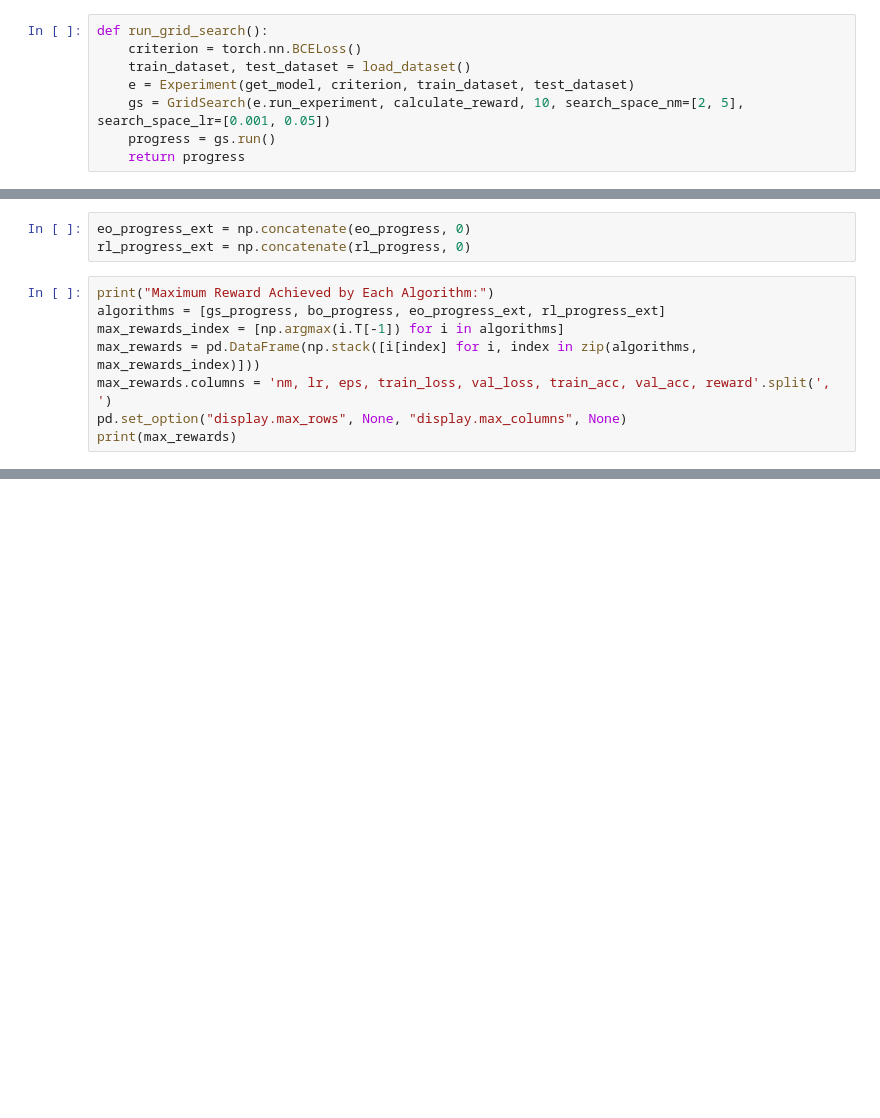
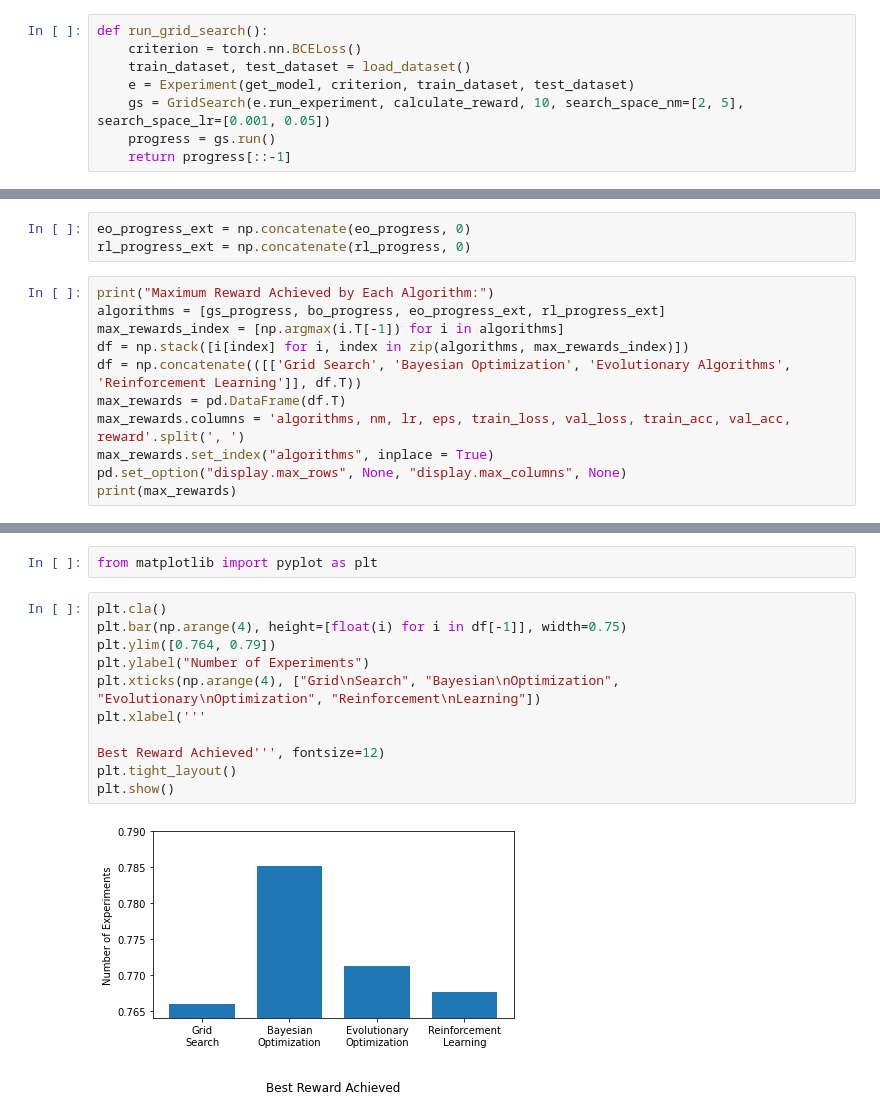
Before and after one commit to AmanPriyanshu/DP-HyperparamTuning, a Jupyter notebook: RL_DP_Demo.ipynb, the cells around one changed output, grey strips where cells are left out. Saved outputs shown, nothing was run; the diff lists cells and outputs as text; blank space fills up the shorter version.

```diff
--- a/RL_DP_Demo.ipynb
+++ b/RL_DP_Demo.ipynb
@@ -134,7 +134,7 @@ def run_grid_search():
 	e = Experiment(get_model, criterion, train_dataset, test_dataset)
 	gs = GridSearch(e.run_experiment, calculate_reward, 10, search_space_nm=[2, 5], search_space_lr=[0.001, 0.05])
 	progress = gs.run()
-	return progress
+	return progress[::-1]
 # %%
 def run_bayesian():
 	criterion = torch.nn.BCELoss()
@@ -191,8 +191,11 @@ rl_progress_ext = np.concatenate(rl_progress, 0)
 print("Maximum Reward Achieved by Each Algorithm:")
 algorithms = [gs_progress, bo_progress, eo_progress_ext, rl_progress_ext]
 max_rewards_index = [np.argmax(i.T[-1]) for i in algorithms]
-max_rewards = pd.DataFrame(np.stack([i[index] for i, index in zip(algorithms, max_rewards_index)]))
-max_rewards.columns = 'nm, lr, eps, train_loss, val_loss, train_acc, val_acc, reward'.split(', ')
+df = np.stack([i[index] for i, index in zip(algorithms, max_rewards_index)])
+df = np.concatenate(([['Grid Search', 'Bayesian Optimization', 'Evolutionary Algorithms', 'Reinforcement Learning']], df.T))
+max_rewards = pd.DataFrame(df.T)
+max_rewards.columns = 'algorithms, nm, lr, eps, train_loss, val_loss, train_acc, val_acc, reward'.split(', ')
+max_rewards.set_index("algorithms", inplace = True)
 pd.set_option("display.max_rows", None, "display.max_columns", None)
 print(max_rewards)
 # %% [output]
@@ -210,0 +219,15 @@ Maximum Reward Achieved by Each Algorithm:
+# %%
+from matplotlib import pyplot as plt
+# %%
+plt.cla()
+plt.bar(np.arange(4), height=[float(i) for i in df[-1]], width=0.75)
+plt.ylim([0.764, 0.79])
+plt.ylabel("Number of Experiments")
+plt.xticks(np.arange(4), ["Grid\nSearch", "Bayesian\nOptimization", "Evolutionary\nOptimization", "Reinforcement\nLearning"])
+plt.xlabel('''
+
+Best Reward Achieved''', fontsize=12)
+plt.tight_layout()
+plt.show()
+# %% [output]
+[figure, added]
```
Also changed, not shown: parts of 7 cells of this notebook.
